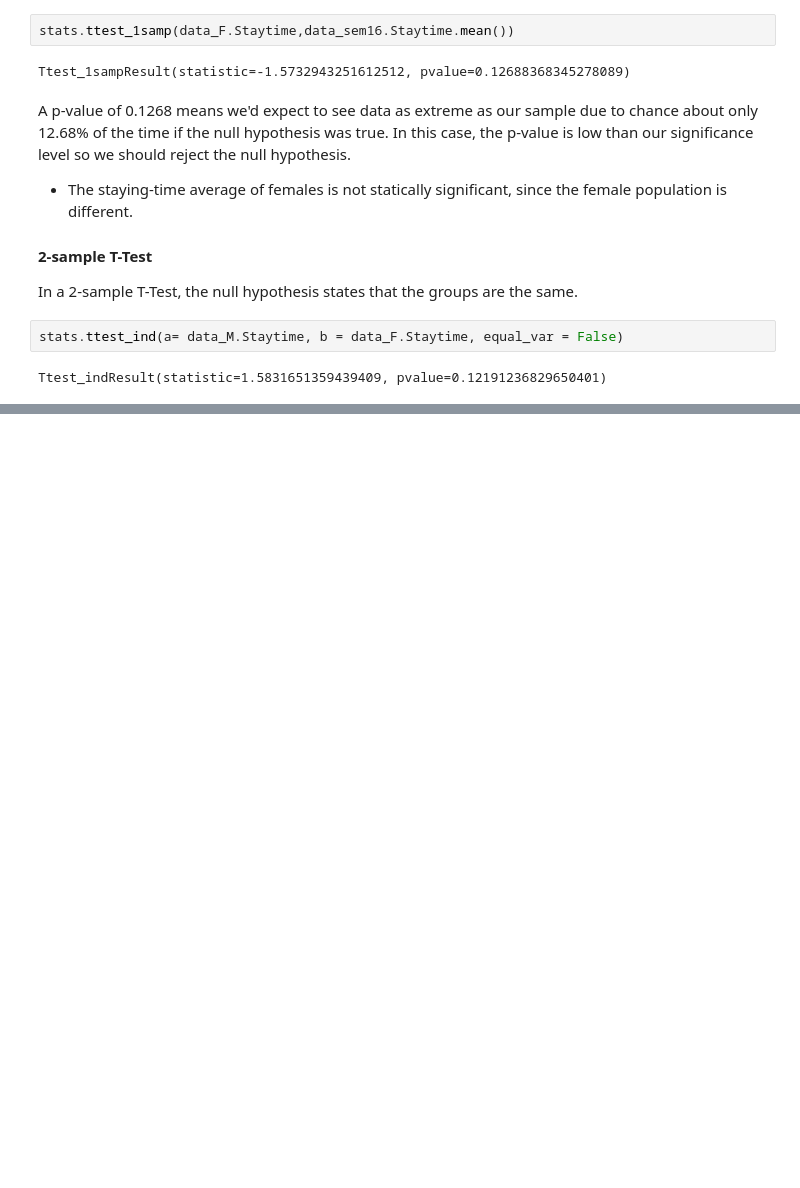
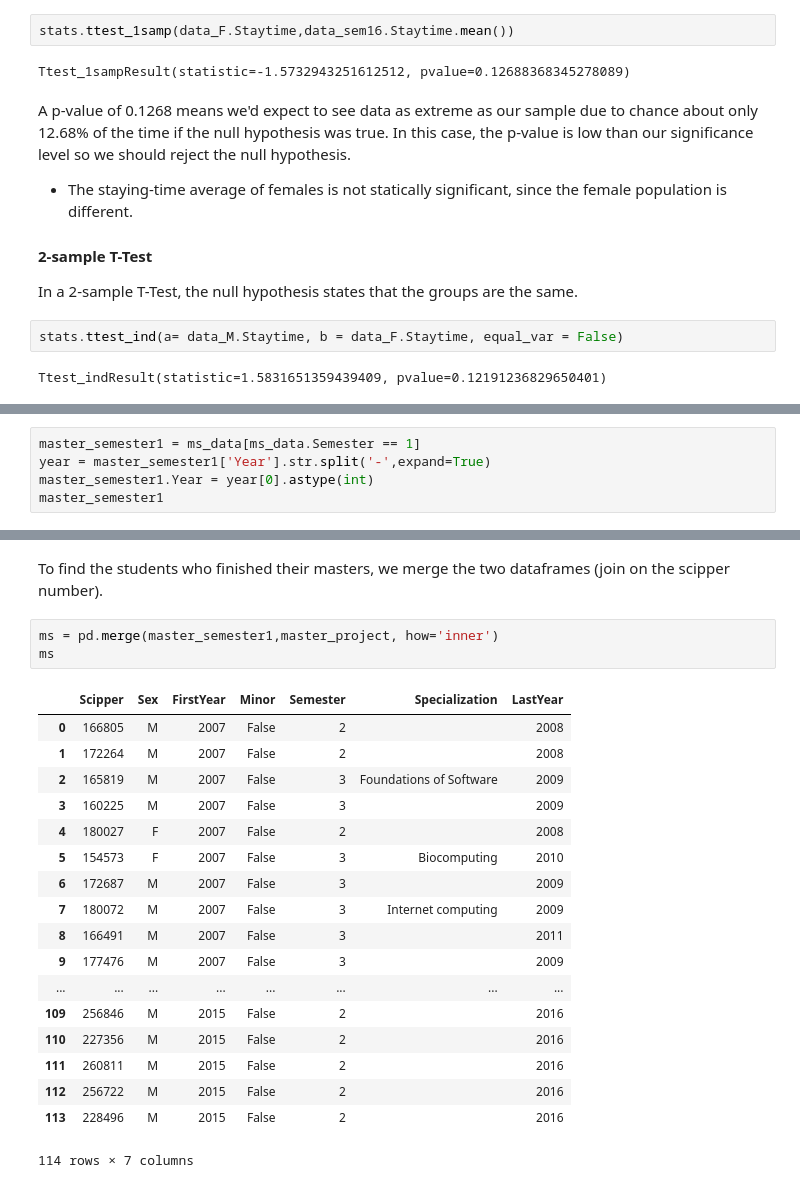
Before and after one commit to amirsh/ada-ana, a Jupyter notebook: HW2-notebooks/hw2.ipynb, the cells around one changed output, grey strips where cells are left out. Drawn from its saved outputs; the diff is of its cells as text; blank space fills up the shorter version.

```diff
--- a/HW2-notebooks/hw2.ipynb
+++ b/HW2-notebooks/hw2.ipynb
@@ -272,0 +305,5 @@ The test yields a p-value of 0.1219, which means there is a 12.19% chance we wou
+# %%
+master_semester1 = ms_data[ms_data.Semester == 1]
+year = master_semester1['Year'].str.split('-',expand=True)
+master_semester1.Year = year[0].astype(int)
+master_semester1
@@ -272,0 +432,24 @@ The test yields a p-value of 0.1219, which means there is a 12.19% chance we wou
+# %% [markdown]
+To find the students who finished their masters, we merge the two dataframes (join on the scipper number).
+# %%
+ms = pd.merge(master_semester1,master_project, how='inner')
+ms
+# %% [output]
+|  | Scipper | Sex | FirstYear | Minor | Semester | Specialization | LastYear |
+| 0 | 166805 | M | 2007 | False | 2 |  | 2008 |
+| 1 | 172264 | M | 2007 | False | 2 |  | 2008 |
+| 2 | 165819 | M | 2007 | False | 3 | Foundations of Software | 2009 |
+| 3 | 160225 | M | 2007 | False | 3 |  | 2009 |
+| 4 | 180027 | F | 2007 | False | 2 |  | 2008 |
+| 5 | 154573 | F | 2007 | False | 3 | Biocomputing | 2010 |
+| 6 | 172687 | M | 2007 | False | 3 |  | 2009 |
+| 7 | 180072 | M | 2007 | False | 3 | Internet computing | 2009 |
+| 8 | 166491 | M | 2007 | False | 3 |  | 2011 |
+| 9 | 177476 | M | 2007 | False | 3 |  | 2009 |
+| ... | ... | ... | ... | ... | ... | ... | ... |
+| 109 | 256846 | M | 2015 | False | 2 |  | 2016 |
+| 110 | 227356 | M | 2015 | False | 2 |  | 2016 |
+| 111 | 260811 | M | 2015 | False | 2 |  | 2016 |
+| 112 | 256722 | M | 2015 | False | 2 |  | 2016 |
+| 113 | 228496 | M | 2015 | False | 2 |  | 2016 |
+114 rows × 7 columns
```
Also changed, not shown: parts of 31 cells of this notebook, 1 other file.
